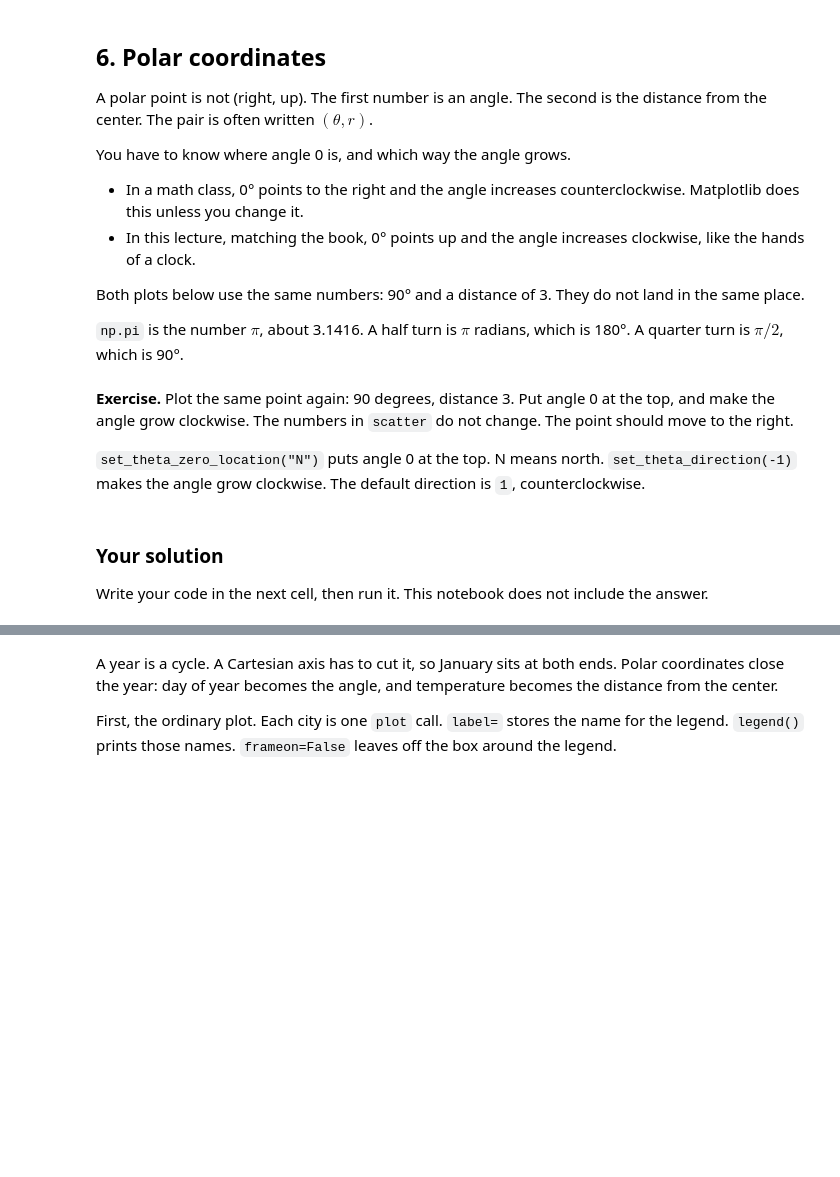
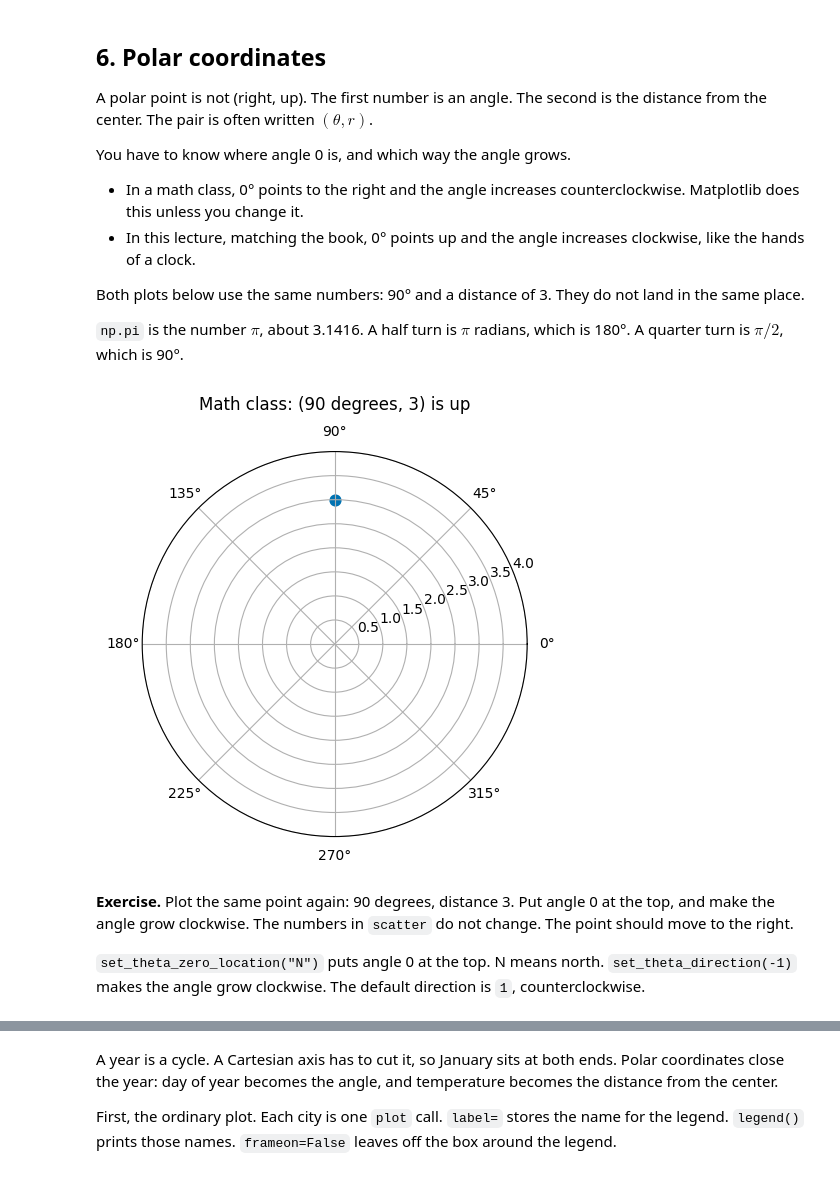
Before and after one commit to Alissa-Ouspen/data110_alissa, a Jupyter notebook: week4/Week4_Assign_coord_sys_axes_Alissa.ipynb, the cells around one changed output, grey strips where cells are left out. Drawn from its saved outputs; the diff is of its cells as text; code cells hidden in the pictures; blank space fills up the shorter version.

```diff
--- a/week4/Week4_Assign_coord_sys_axes_Alissa.ipynb
+++ b/week4/Week4_Assign_coord_sys_axes_Alissa.ipynb
@@ -509,21 +513,18 @@ Both plots below use the same numbers: 90° and a distance of 3. They do not lan
 
 `np.pi` is the number $\pi$, about 3.1416. A half turn is $\pi$ radians, which is 180°. A quarter turn is $\pi/2$, which is 90°.
 # %%
-# figure() starts an empty picture.
 # add_subplot(projection="polar") adds round axes.
 # On round axes, scatter's first list is the angle and the second list is the distance.
-fig = plt.figure(figsize=(5, 5))
-ax = fig.add_subplot(projection="polar")
+fig = plt.figure(figsize = (5, 5))
+ax = fig.add_subplot(projection = "polar")
 
-ax.scatter([np.pi / 2], [3], s=60, color=BLUE)
+ax.scatter([np.pi / 2], [3], s = 60, color=BLUE)
 ax.set_ylim(0, 4)  # distance axis, from the center out to 4
-ax.set_title("Math class: (90 degrees, 3) is up")
+ax.set_title("Math class: (90 degrees, 3) is up", pad = 30)
 plt.show()
+# %% [output]
+[figure, added]
 # %% [markdown]
 **Exercise.** Plot the same point again: 90 degrees, distance 3. Put angle 0 at the top, and make the angle grow clockwise. The numbers in `scatter` do not change. The point should move to the right.
 
 `set_theta_zero_location("N")` puts angle 0 at the top. N means north. `set_theta_direction(-1)` makes the angle grow clockwise. The default direction is `1`, counterclockwise.
-# %% [markdown]
-### Your solution
-
-Write your code in the next cell, then run it. This notebook does not include the answer.
```
Also changed, not shown: parts of 13 cells of this notebook.
